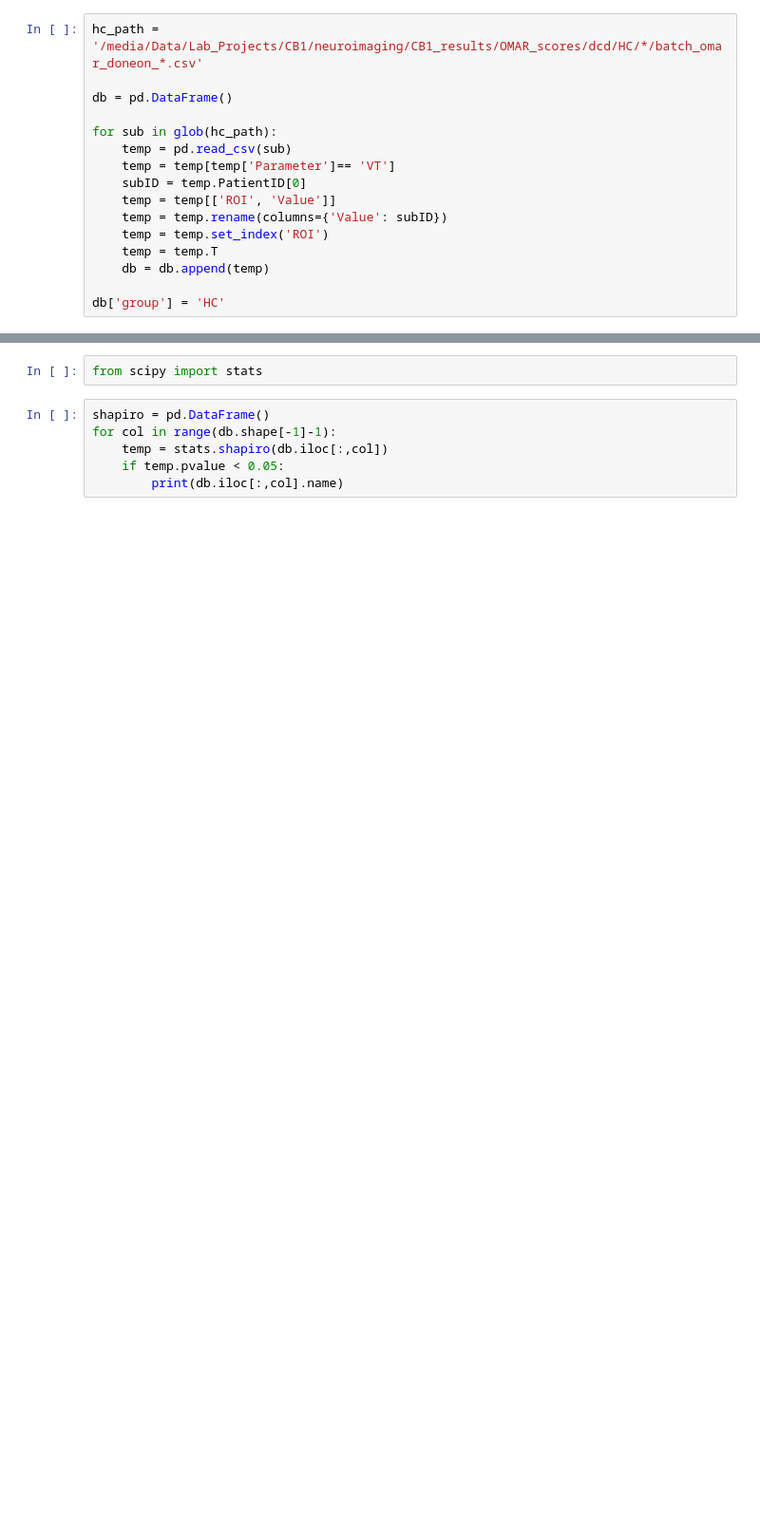
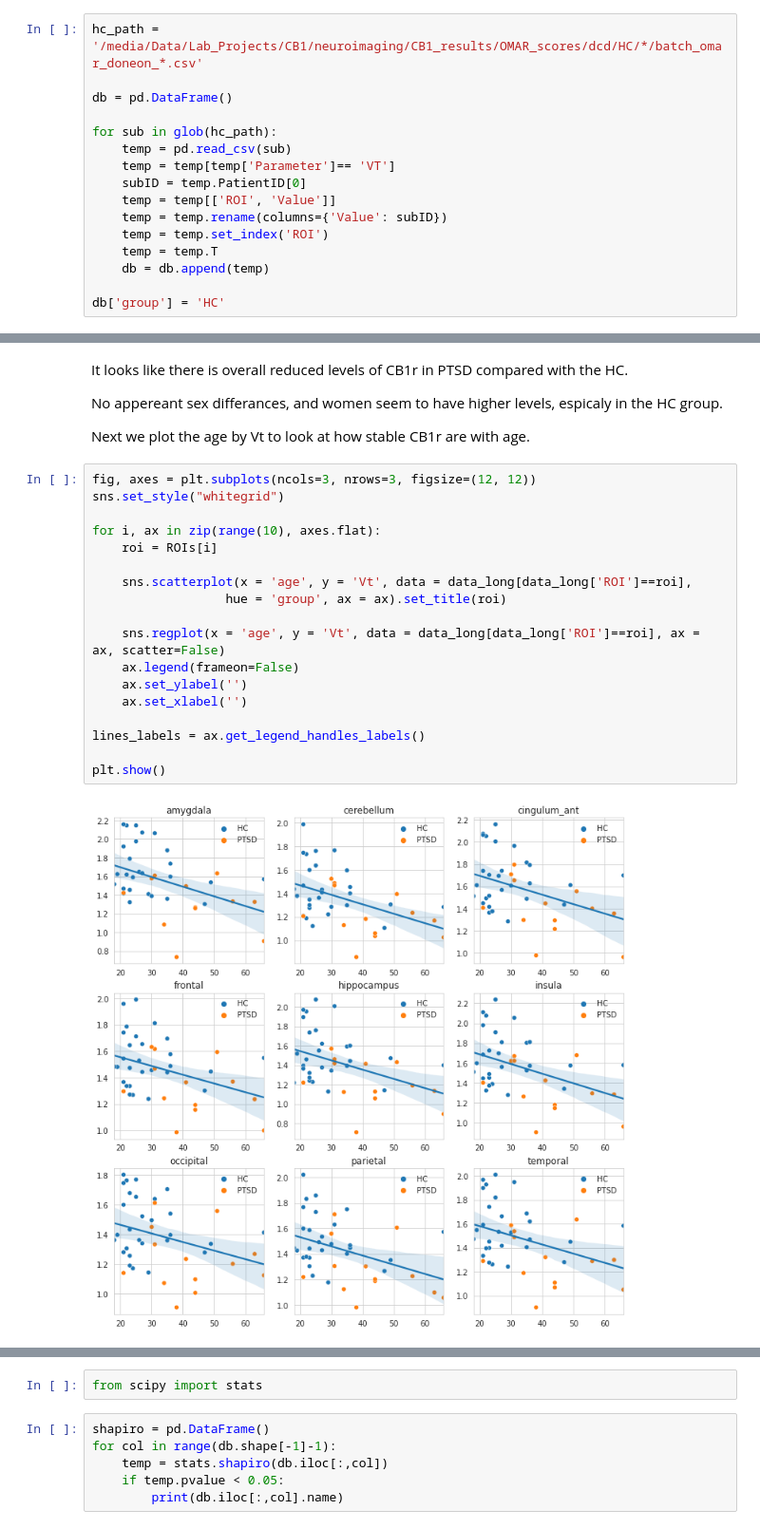
Before and after one commit to KoremNSN/CB1rPTSD, a Jupyter notebook: HC_PTSD_amygdala.ipynb, the cells around one changed output, grey strips where cells are left out. Shown at 95% size. Drawn from its saved outputs; the diff is of its cells as text; blank space fills up the shorter version.

```diff
--- a/HC_PTSD_amygdala.ipynb
+++ b/HC_PTSD_amygdala.ipynb
@@ -30,0 +117,28 @@ db = db.append(PTSD_bg)
+# %% [markdown]
+
+It looks like there is overall reduced levels of CB1r in PTSD compared with the HC.
+
+No appereant sex differances, and women seem to have higher levels, espicaly in the HC group.
+
+
+Next we plot the age by Vt to look at how stable CB1r are with age.
+# %%
+fig, axes = plt.subplots(ncols=3, nrows=3, figsize=(12, 12))
+sns.set_style("whitegrid")
+
+for i, ax in zip(range(10), axes.flat):
+    roi = ROIs[i]
+
+    sns.scatterplot(x = 'age', y = 'Vt', data = data_long[data_long['ROI']==roi],
+                  hue = 'group', ax = ax).set_title(roi)
+
+    sns.regplot(x = 'age', y = 'Vt', data = data_long[data_long['ROI']==roi], ax = ax, scatter=False)
+    ax.legend(frameon=False)
+    ax.set_ylabel('')
+    ax.set_xlabel('')
+
+lines_labels = ax.get_legend_handles_labels()
+
+plt.show()
+# %% [output]
+[figure, added]
```
Also changed, not shown: parts of 53 cells of this notebook.
